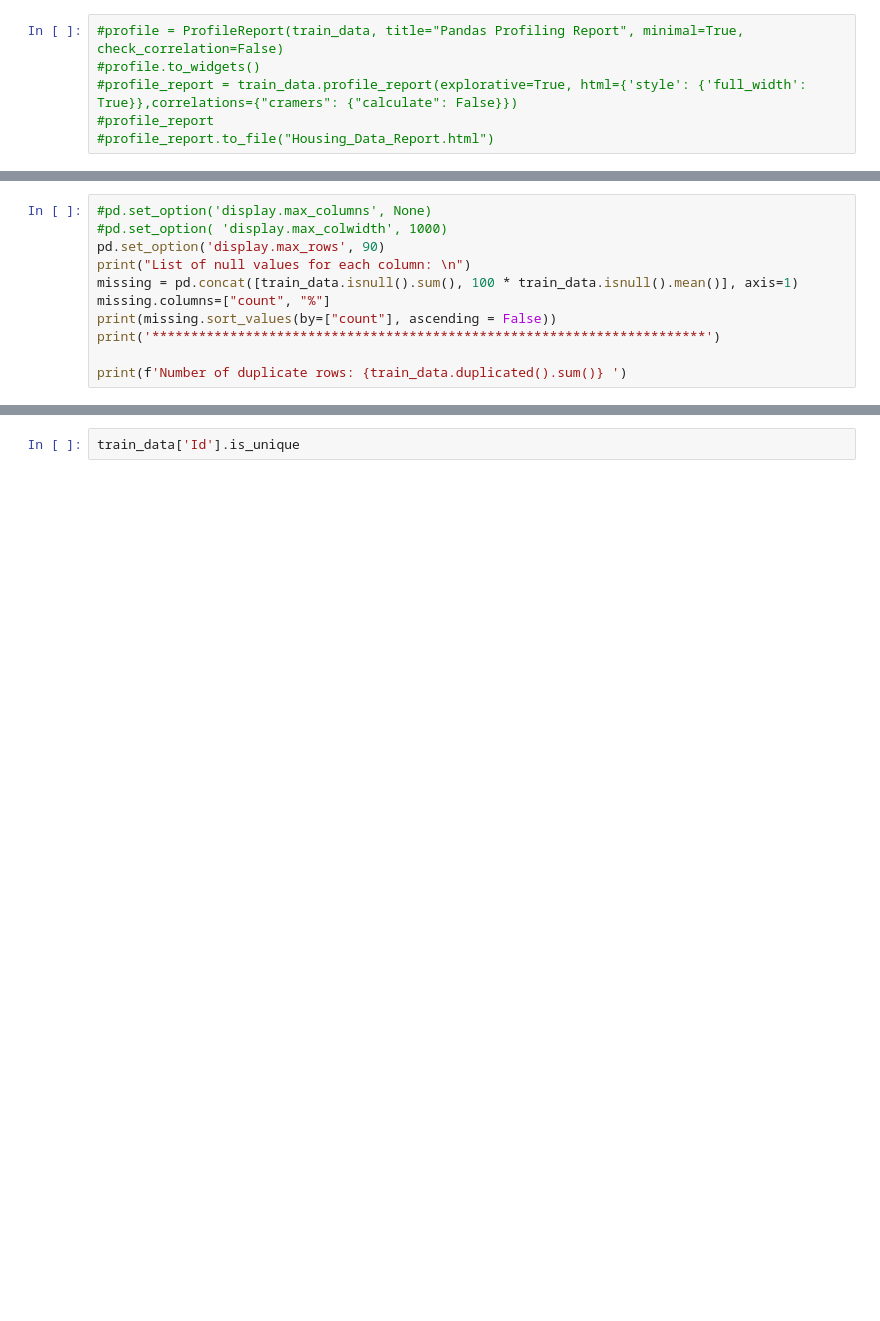
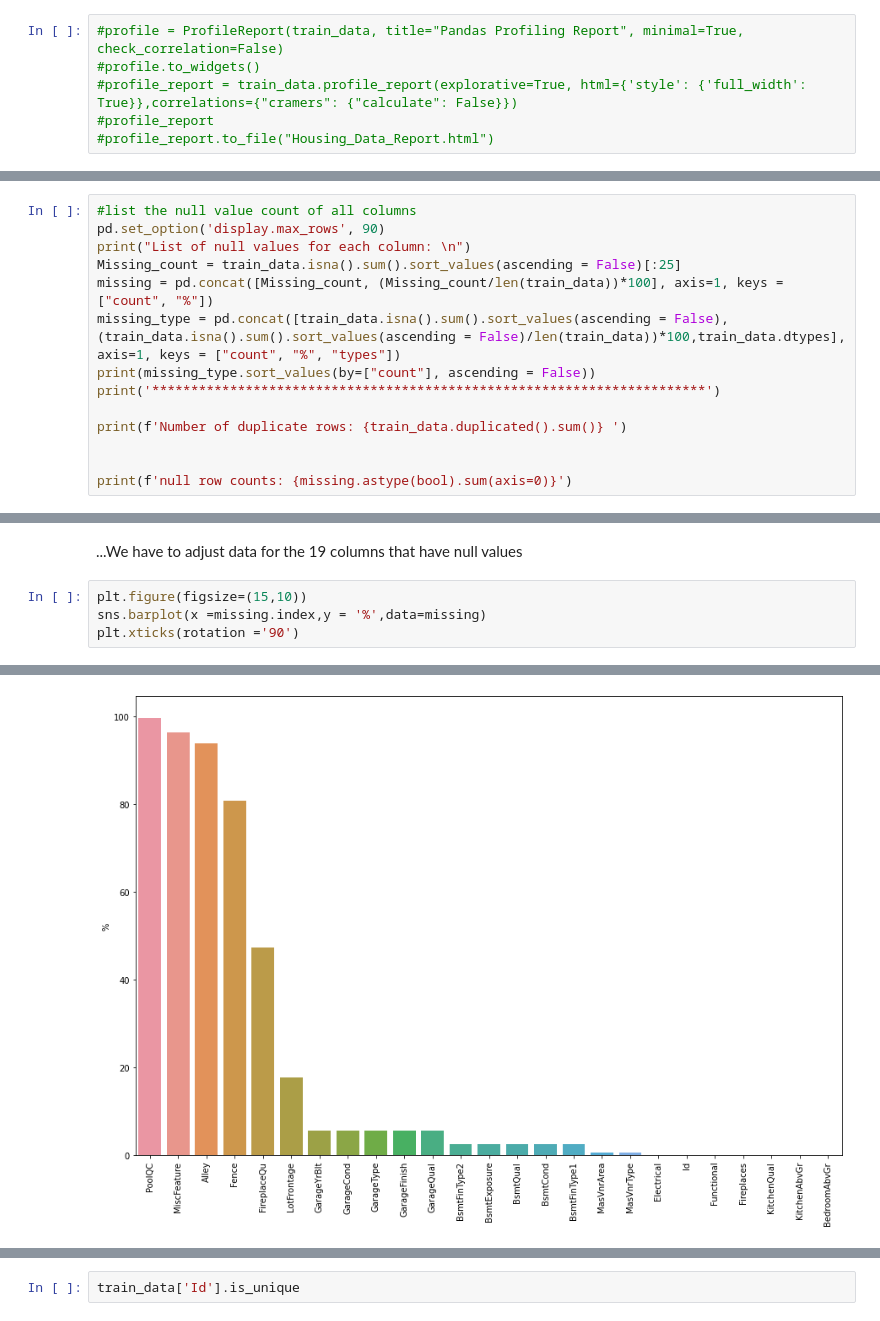
Before and after one commit to SwechaKranthi/DataScience-Capstone2-HousingPrices, a Jupyter notebook: Notebooks/Housing_DataWrangling.ipynb, the cells around one changed output, grey strips where cells are left out. Cells and saved outputs as stored; diff of their text form; blank space fills up the shorter version.

Commit message:
cleaned up data

```diff
--- a/Notebooks/Housing_DataWrangling.ipynb
+++ b/Notebooks/Housing_DataWrangling.ipynb
@@ -133,16 +275,19 @@ train_data.isnull().values.any()
 # %% [output]
 True
 # %%
-#pd.set_option('display.max_columns', None)
-#pd.set_option( 'display.max_colwidth', 1000)
+#list the null value count of all columns
 pd.set_option('display.max_rows', 90)
 print("List of null values for each column: \n")
-missing = pd.concat([train_data.isnull().sum(), 100 * train_data.isnull().mean()], axis=1)
-missing.columns=["count", "%"]
-print(missing.sort_values(by=["count"], ascending = False))
+Missing_count = train_data.isna().sum().sort_values(ascending = False)[:25]
+missing = pd.concat([Missing_count, (Missing_count/len(train_data))*100], axis=1, keys = ["count", "%"])
+missing_type = pd.concat([train_data.isna().sum().sort_values(ascending = False), (train_data.isna().sum().sort_values(ascending = False)/len(train_data))*100,train_data.dtypes], axis=1, keys = ["count", "%", "types"])
+print(missing_type.sort_values(by=["count"], ascending = False))
 print('***********************************************************************')
 
 print(f'Number of duplicate rows: {train_data.duplicated().sum()} ')
+
+
+print(f'null row counts: {missing.astype(bool).sum(axis=0)}')
 # %% [output]
 List of null values for each column:
 
@@ -163,0 +309,7 @@ Number of duplicate rows: 0
+# %% [markdown]
+...We have to adjust data for the 19 columns that have null values
+# %%
+plt.figure(figsize=(15,10))
+sns.barplot(x =missing.index,y = '%',data=missing)
+plt.xticks(rotation ='90')
+# %% [output]
@@ -163,0 +333 @@ Number of duplicate rows: 0
+[figure, added]
```
Also changed, not shown: parts of 41 cells of this notebook, 3 other files.
